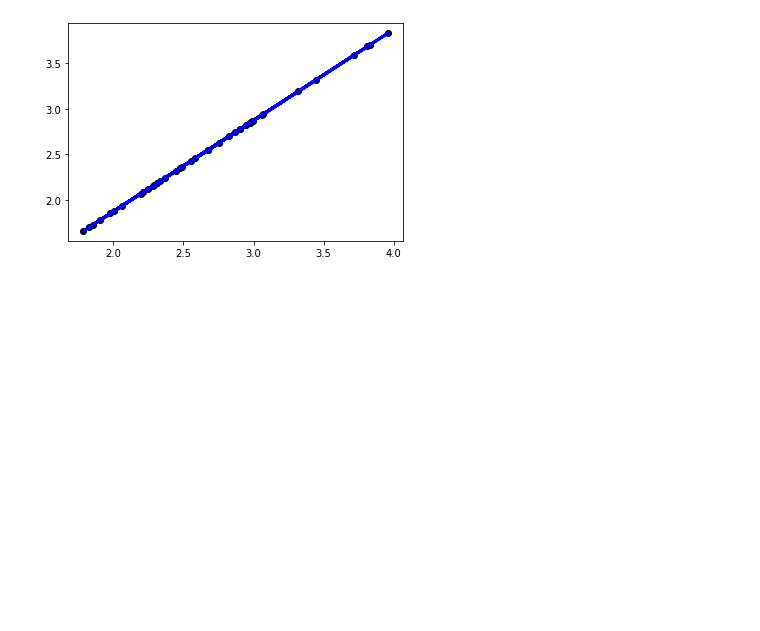
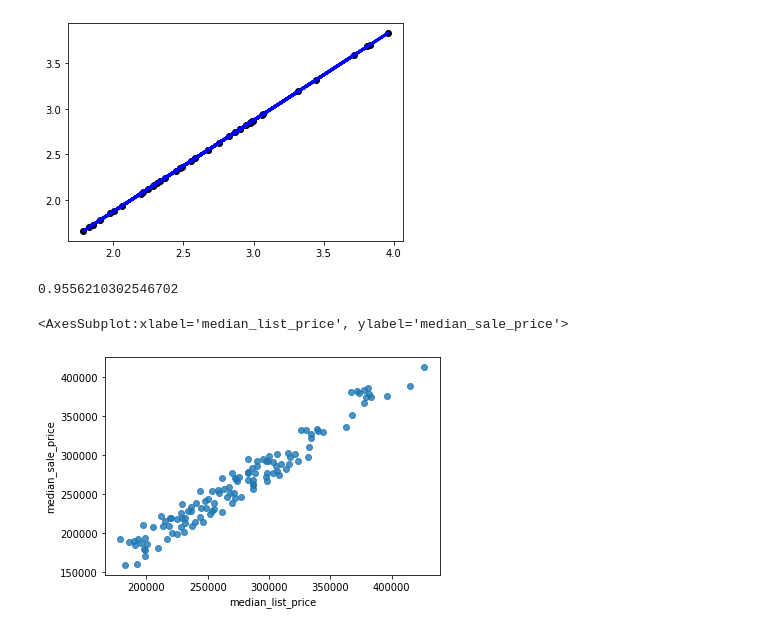
Before and after one commit to COGS118A/Group029-Sp22, a Jupyter notebook: COGS_118A_Project.ipynb, the cells around one changed output. Saved outputs shown, nothing was run; the diff lists cells and outputs as text; code cells hidden in the pictures; blank space fills up the shorter version.

```diff
--- a/COGS_118A_Project.ipynb
+++ b/COGS_118A_Project.ipynb
@@ -186,3 +223,12 @@ plt.plot(X_test_norm, housing_pred_norm, color="blue", linewidth=3)
 # %% [output]
 [<matplotlib.lines.Line2D at 0x...>]
 [figure]
+# %%
+regr.score(np.array(X_test).reshape(-1,1), y_test)
+# %% [output]
+0.9556210302546702
+# %%
+sns.regplot(x = "median_list_price", y = "median_sale_price", data = national_df, fit_reg=False)
+# %% [output]
+<AxesSubplot:xlabel='median_list_price', ylabel='median_sale_price'>
+[figure, added]
```
Also changed, not shown: parts of 13 cells of this notebook.
